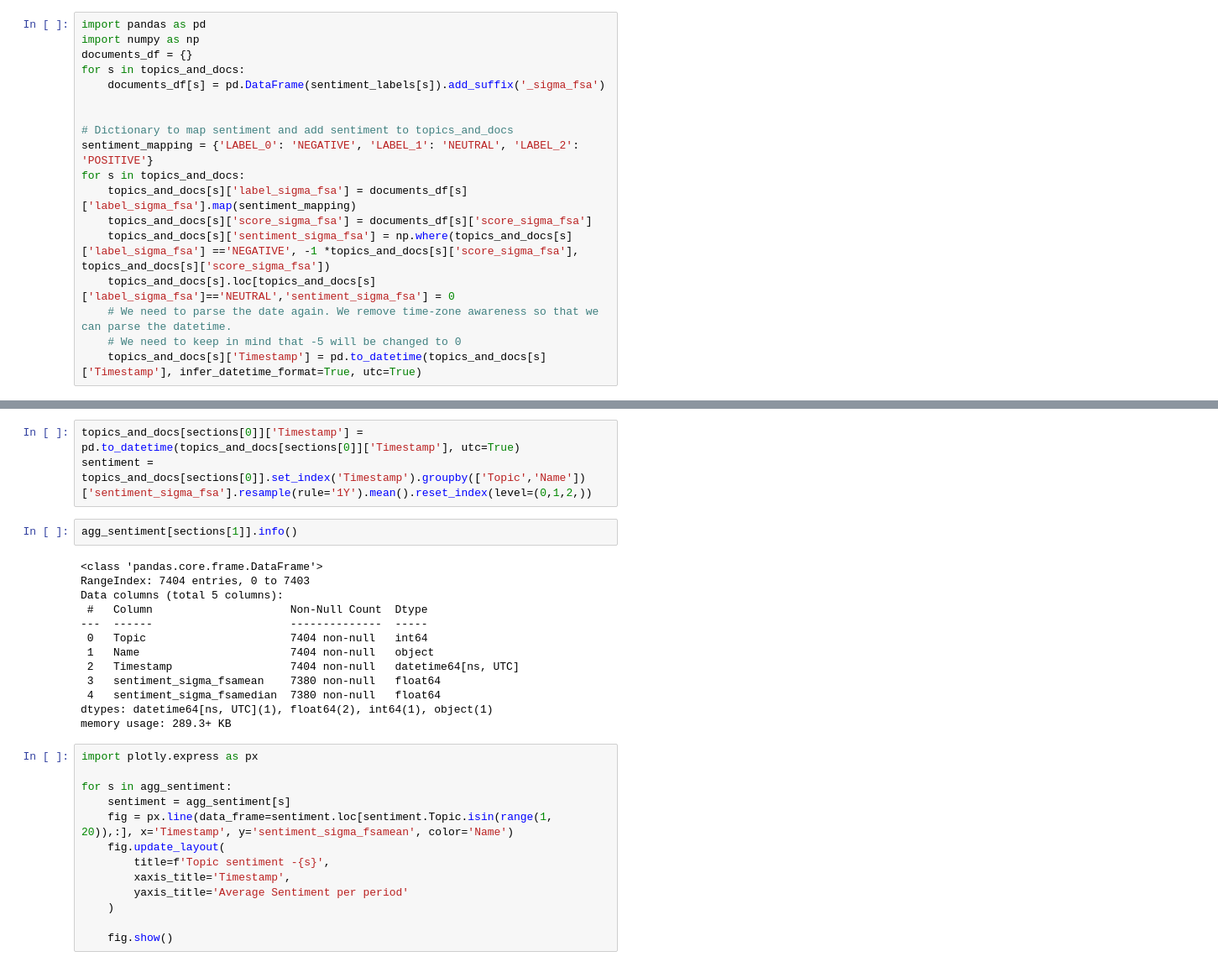
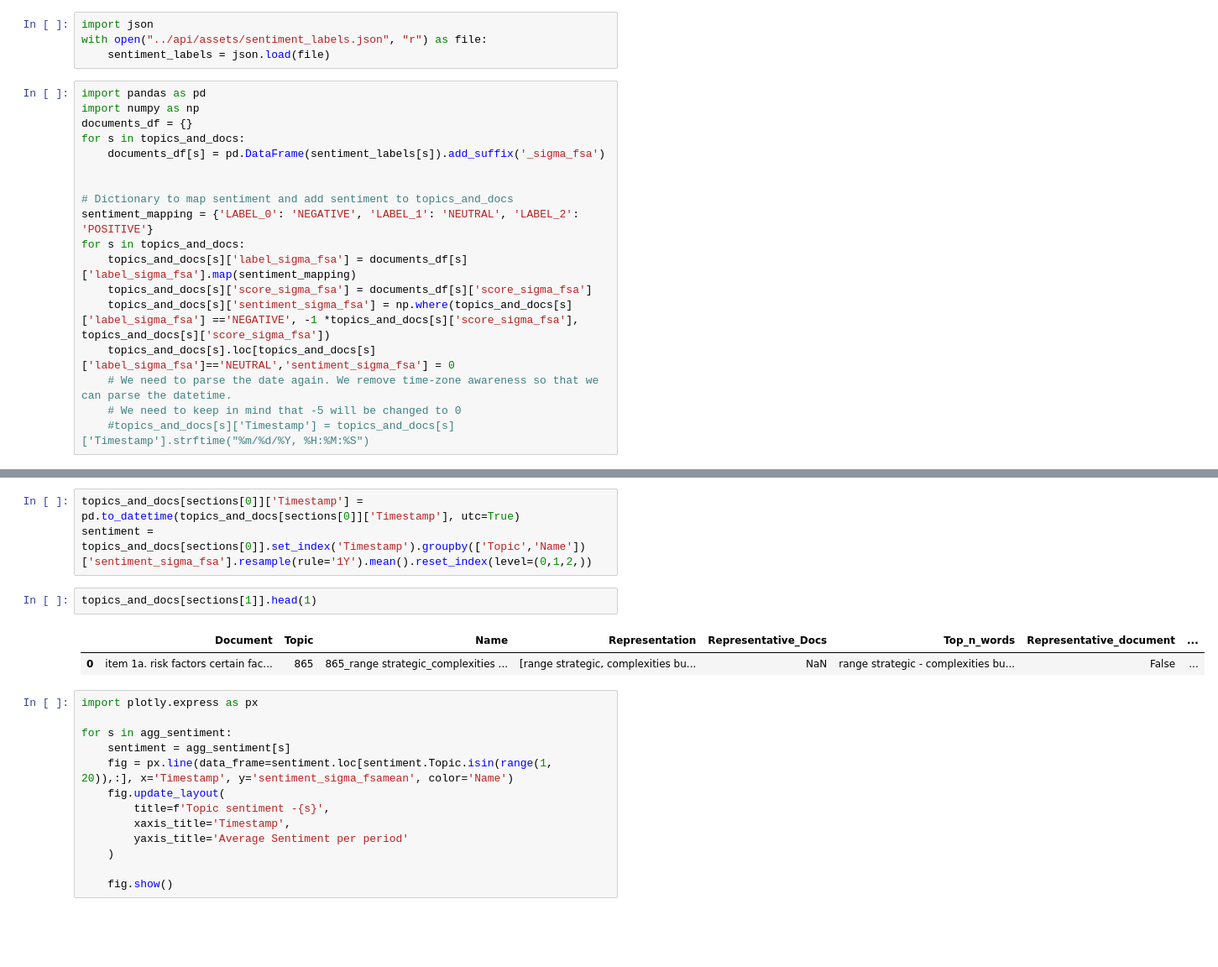
Before and after one commit to ruisp666/topic_search, a Jupyter notebook: Notebooks/4. Topic Sentiment Using FinancialBert.ipynb, the cells around one changed output, grey strips where cells are left out. Shown at 84% size. Drawn from its saved outputs; the diff is of its cells as text; blank space fills up the shorter version.

```diff
--- a/Notebooks/4. Topic Sentiment Using FinancialBert.ipynb
+++ b/Notebooks/4. Topic Sentiment Using FinancialBert.ipynb
@@ -50,6 +52,10 @@ sentiment_labels = {s: classifier(topics_and_docs[s]['Document'].tolist()) for s
 import json
 with open("../api/assets/sentiment_labels.json", "w") as file:
     json.dump(sentiment_labels, file)
+# %%
+import json
+with open("../api/assets/sentiment_labels.json", "r") as file:
+    sentiment_labels = json.load(file)
 # %%
 import pandas as pd
 import numpy as np
@@ -67,6 +73,6 @@ for s in topics_and_docs:
     topics_and_docs[s].loc[topics_and_docs[s]['label_sigma_fsa']=='NEUTRAL','sentiment_sigma_fsa'] = 0
     # We need to parse the date again. We remove time-zone awareness so that we can parse the datetime.
     # We need to keep in mind that -5 will be changed to 0
-    topics_and_docs[s]['Timestamp'] = pd.to_datetime(topics_and_docs[s]['Timestamp'], infer_datetime_format=True, utc=True)
+    #topics_and_docs[s]['Timestamp'] = topics_and_docs[s]['Timestamp'].strftime("%m/%d/%Y, %H:%M:%S")
 # %%
 for s in topics_and_docs:
@@ -108,21 +114,11 @@ Since we want to aggregate across topics, we keep topic, name and compute the me
 # %%
 topics_and_docs[sections[0]]['Timestamp'] = pd.to_datetime(topics_and_docs[sections[0]]['Timestamp'], utc=True)
 sentiment = topics_and_docs[sections[0]].set_index('Timestamp').groupby(['Topic','Name'])['sentiment_sigma_fsa'].resample(rule='1Y').mean().reset_index(level=(0,1,2,))
-# %%
-agg_sentiment[sections[1]].info()
-# %% [output]
-<class 'pandas.core.frame.DataFrame'>
-RangeIndex: 7404 entries, 0 to 7403
-Data columns (total 5 columns):
- #   Column                     Non-Null Count  Dtype
----  ------                     --------------  -----
- 0   Topic                      7404 non-null   int64
- 1   Name                       7404 non-null   object
- 2   Timestamp                  7404 non-null   datetime64[ns, UTC]
- 3   sentiment_sigma_fsamean    7380 non-null   float64
- 4   sentiment_sigma_fsamedian  7380 non-null   float64
-dtypes: datetime64[ns, UTC](1), float64(2), int64(1), object(1)
-memory usage: 289.3+ KB
+# %%
+topics_and_docs[sections[1]].head(1)
+# %% [output]
+|  | Document | Topic | Name | Representation | Representative_Docs | Top_n_words | Representative_document | ... |
+| 0 | item 1a. risk factors certain fac... | 865 | 865_range strategic_complexities ... | [range strategic, complexities bu... | NaN | range strategic - complexities bu... | False | ... |
 # %%
 import plotly.express as px
 
```
Also changed, not shown: parts of 5 cells of this notebook, 4 other files.
